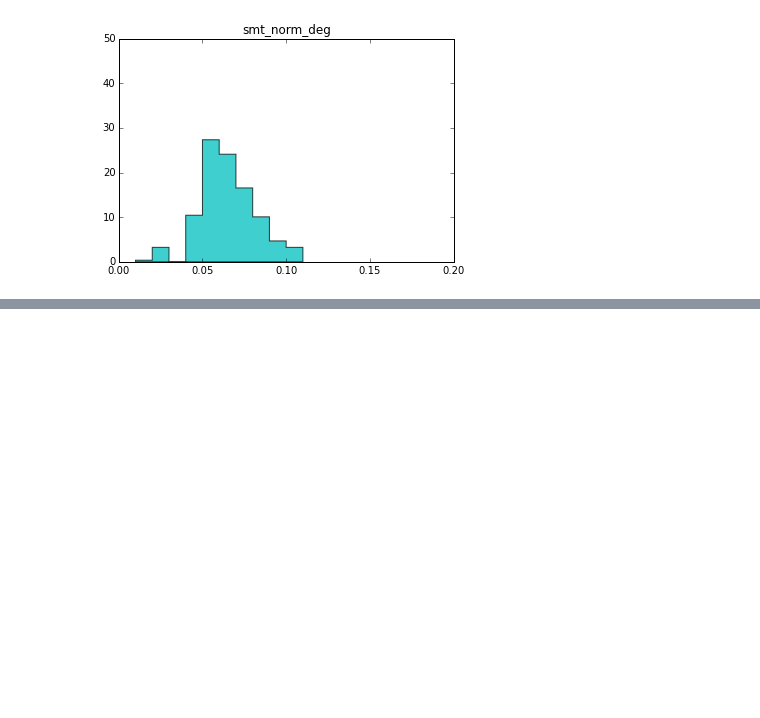
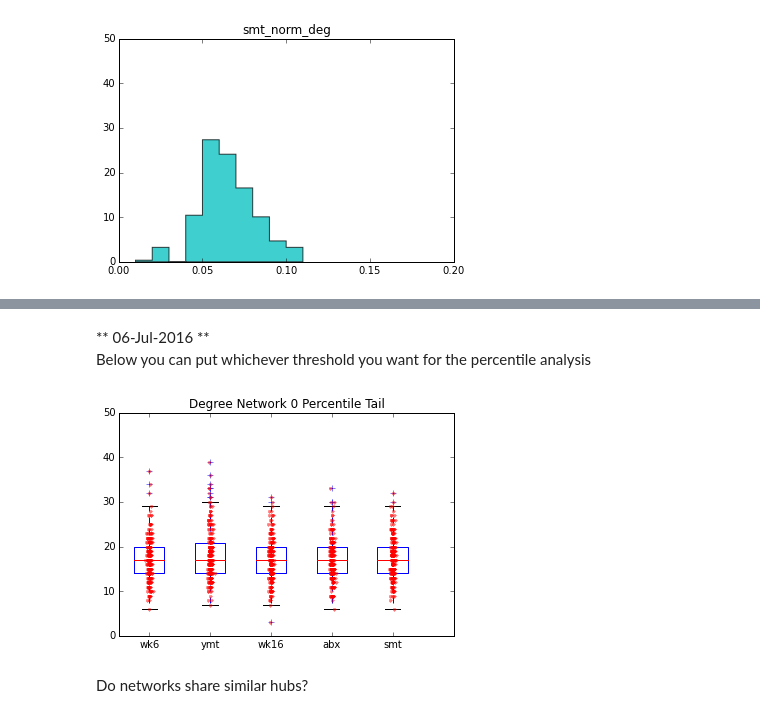
Before and after one commit to dvalenzano/uBiome_Network, a Jupyter notebook: Network_distribution_powerfit.ipynb, the cells around one changed output, grey strips where cells are left out. Drawn from its saved outputs; the diff is of its cells as text; code cells hidden in the pictures; blank space fills up the shorter version.

```diff
--- a/Network_distribution_powerfit.ipynb
+++ b/Network_distribution_powerfit.ipynb
@@ -401,0 +402,36 @@ for i in [1,2,3,4,5]:
+# %% [markdown]
+** 06-Jul-2016 **
+Below you can put whichever threshold you want for the percentile analysis
+# %%
+perc = 0
+
+perc_wk6 = sorted([ ','.join(j[:-3:-1])+': '+j[0] for j in wk6_g if int(j[0]) >= np.percentile(np.array([int(i[0]) for i in wk6_g]), perc)], key=lambda x:(int(x.split(' ')[-1])), reverse=True)
+perc_ymt = sorted([ ','.join(j[:-3:-1])+': '+j[0] for j in ymt_g if int(j[0]) >= np.percentile(np.array([int(i[0]) for i in ymt_g]), perc)], key=lambda x:(int(x.split(' ')[-1])), reverse=True)
+perc_wk16 = sorted([ ','.join(j[:-3:-1])+': '+j[0] for j in wk16_g if int(j[0]) >= np.percentile(np.array([int(i[0]) for i in wk16_g]), perc)], key=lambda x:(int(x.split(' ')[-1])), reverse=True)
+perc_abx = sorted([ ','.join(j[:-3:-1])+': '+j[0] for j in abx_g if int(j[0]) >= np.percentile(np.array([int(i[0]) for i in abx_g]), perc)], key=lambda x:(int(x.split(' ')[-1])), reverse=True)
+perc_smt = sorted([ ','.join(j[:-3:-1])+': '+j[0] for j in smt_g if int(j[0]) >= np.percentile(np.array([int(i[0]) for i in smt_g]), perc)], key=lambda x:(int(x.split(' ')[-1])), reverse=True)
+
+wk6_a = np.array([int(i.split(' ')[-1]) for i in perc_wk6])
+ymt_a = np.array([int(i.split(' ')[-1]) for i in perc_ymt])
+wk16_a = np.array([int(i.split(' ')[-1]) for i in perc_wk16])
+abx_a = np.array([int(i.split(' ')[-1]) for i in perc_abx])
+smt_a = np.array([int(i.split(' ')[-1]) for i in perc_smt])
+
+data = [wk6_a, ymt_a, wk16_a, abx_a, smt_a]
+
+ttl = 'Degree Network %d Percentile Tail' % perc
+
+plt.boxplot(data) # Or you can use the boxplot from Pandas
+plt.ylim(0,50)
+title(ttl)
+
+plt.xticks([1, 2, 3, 4, 5, 6], ['wk6', 'ymt', 'wk16', 'abx', 'smt'])
+
+for i in [1,2,3,4,5]:
+    y = data[i-1]
+    x = np.random.normal(i, 0.02, len(y))
+    plt.plot(x, y, 'r.', alpha=0.5)
+# %% [output]
+[figure, added]
+# %% [markdown]
+Do networks share similar hubs?
```
Also changed, not shown: parts of 8 cells of this notebook.
